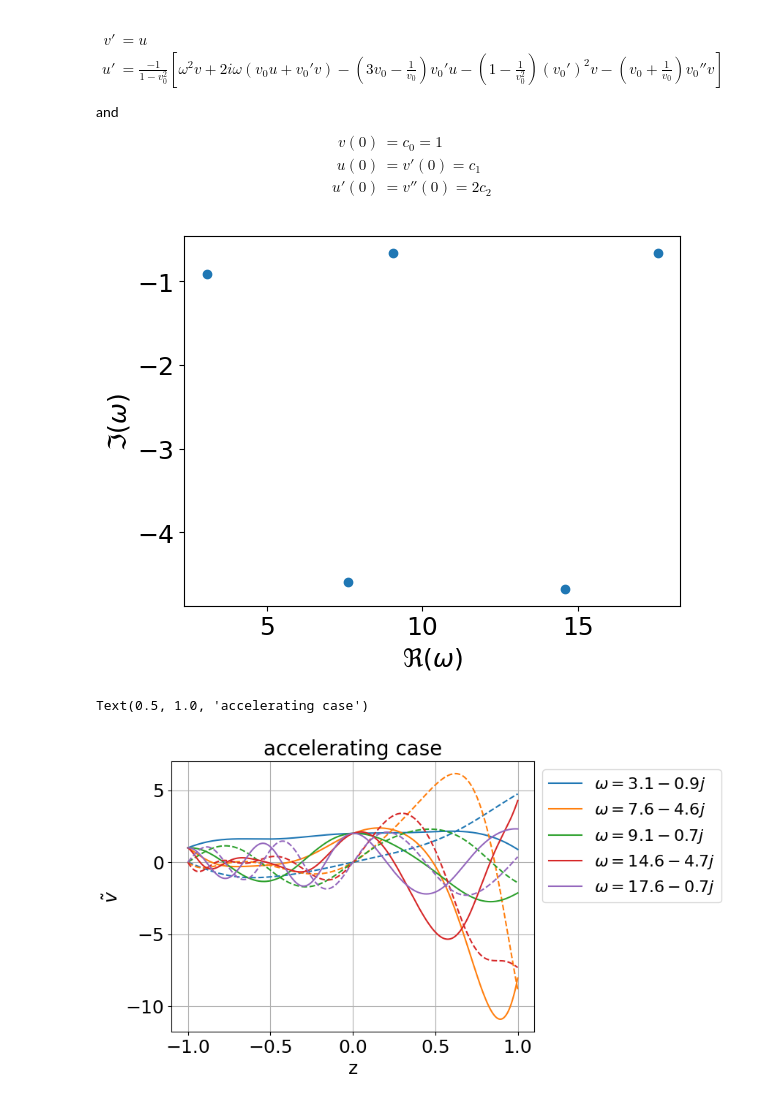
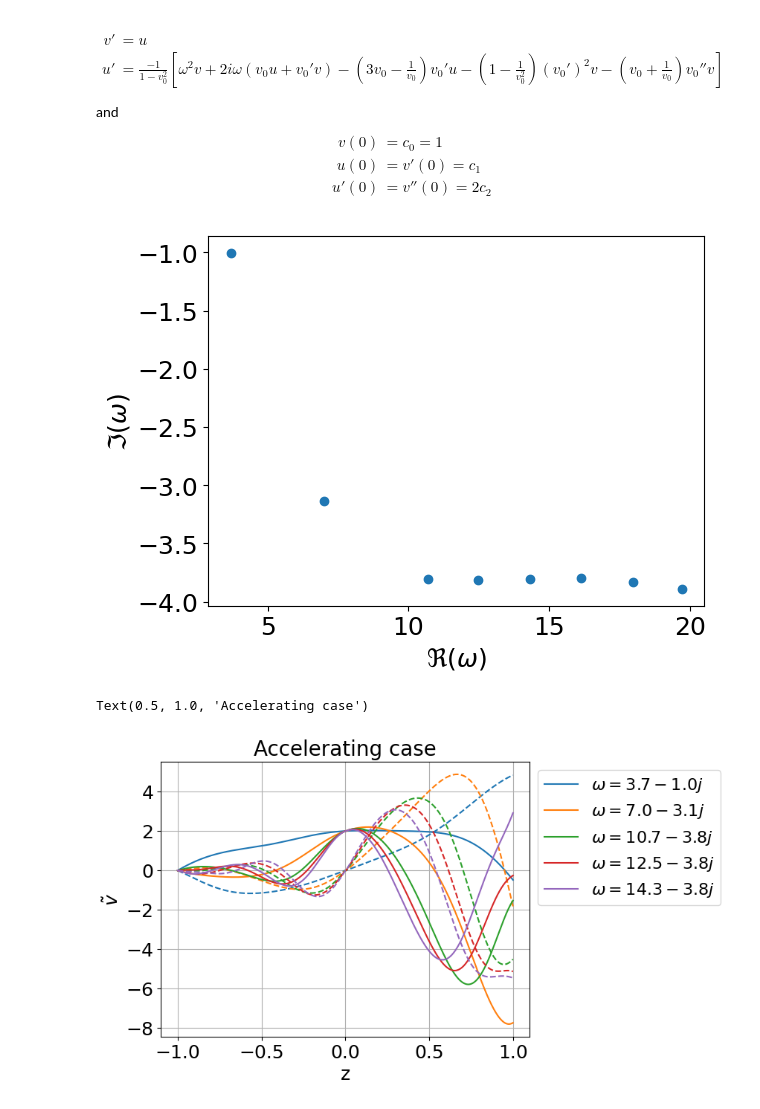
Before and after one commit to HuntFeng/magnetic-nozzle-spectral-instability, a Jupyter notebook: singular-perturbation.ipynb, the cells around one changed output. Drawn from its saved outputs; the diff is of its cells as text; code cells hidden in the pictures.

```diff
--- a/singular-perturbation.ipynb
+++ b/singular-perturbation.ipynb
@@ -114,7 +114,7 @@ def shooting(omega: np.array):
     y0 = np.array([c0, c1])
     y = RK4(f, z_arr, y0, params, return_array=False)
     # we want y[0].real = y[0].imag = 0
-    return [y[0].real-1, y[0].imag]
+    return [y[0].real, y[0].imag]
 # %%
 omegas = []
 for real_part in tqdm(range(0, 22, 2)):
@@ -130,22 +130,22 @@ nozzle.sort_solutions(real_range=[0,20])
 ax = nozzle.plot_eigenvalues()
 # ax.grid()
 # %% [output]
-[figure, old version]
+[figure, new version]
 # %%
 z_left = x[x<=0][::-1]
 z_right = x[x>0]
 z = x
 for omega in omegas[:5]:
     y_left = ivp(z_left, omega)
     y_right = ivp(z_right, omega)
     v = np.concatenate([y_left[0][::-1], y_right[0]])
     line = plt.plot(z, v.real, label=f"$\omega={omega:.1f}$")
     plt.plot(z, v.imag, "--", color=line[0]._color)
 plt.grid()
 plt.xlabel("z")
 plt.ylabel("$\\tilde{v}$")
 plt.legend(bbox_to_anchor=(1,1))
-plt.title("accelerating case")
+plt.title("Accelerating case")
 # %% [output]
-Text(0.5, 1.0, 'accelerating case')
+Text(0.5, 1.0, 'Accelerating case')
-[figure, old version]
+[figure, new version]
```
Also changed, not shown: 40 other files.
